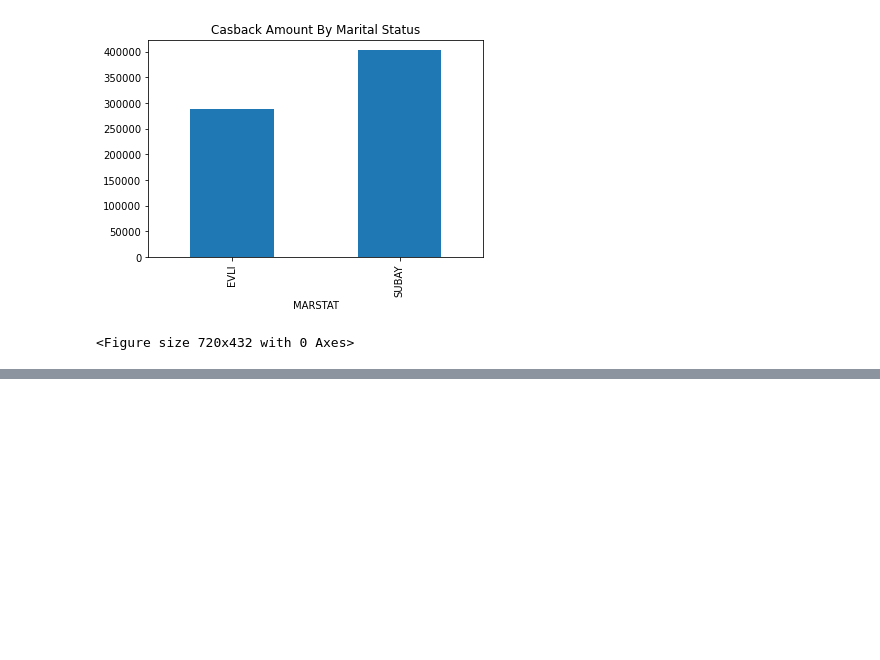
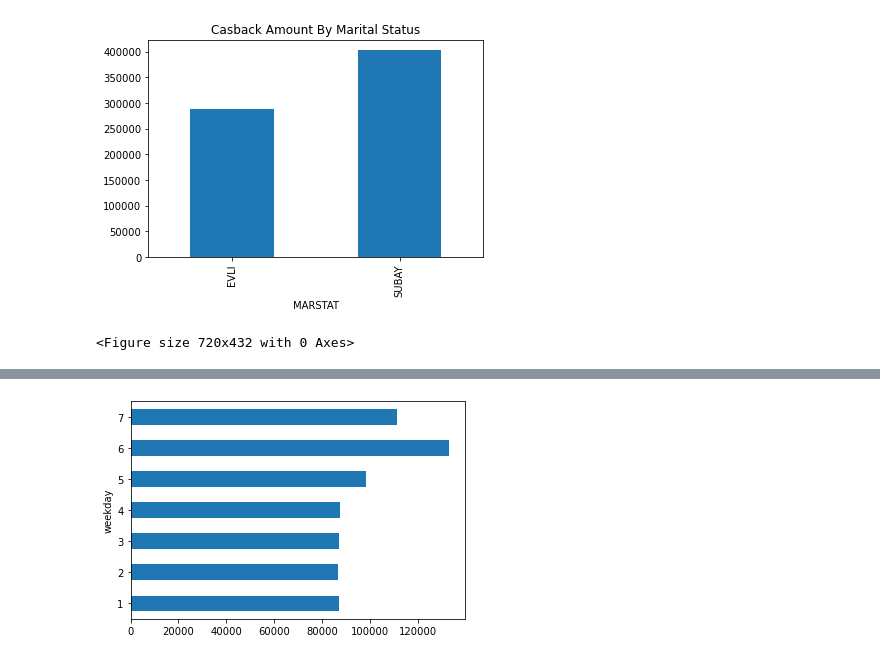
Before and after one commit to Ismat-Samadov/rahatemlak_az, a Jupyter notebook: Cashback.ipynb, the cells around one changed output, grey strips where cells are left out. Saved outputs shown, nothing was run; the diff lists cells and outputs as text; code cells hidden in the pictures; blank space fills up the shorter version.

```diff
--- a/Cashback.ipynb
+++ b/Cashback.ipynb
@@ -202,3 +202,12 @@ plt.show()
 # %% [output]
 [figure]
 <Figure size 720x432 with 0 Axes>
+# %%
+df_all['BANK_TIME']=pd.to_datetime(df_all['BANK_TIME'],format='%d.%m.%Y')
+# %%
+df_all['hour']=df_all['BANK_TIME'].dt.hour
+df_all['day']=df_all['BANK_TIME'].dt.day
+df_all['weekday']=df_all['BANK_TIME'].dt.weekday+1
+df_all['month']=df_all['BANK_TIME'].dt.month
+df_all['year']=df_all['BANK_TIME'].dt.year
+df_all['day_of_year']=df_all['BANK_TIME'].dt.day_of_year
@@ -205,2 +230,6 @@ plt.show()
 # %%
-df_all.groupby('')[]
+df_all.groupby('weekday')['CASHBACK_AMOUNT'].sum().plot(kind='barh')
+
+plt.show()
+# %% [output]
+[figure, added]
```
Also changed, not shown: parts of 2 cells of this notebook.
